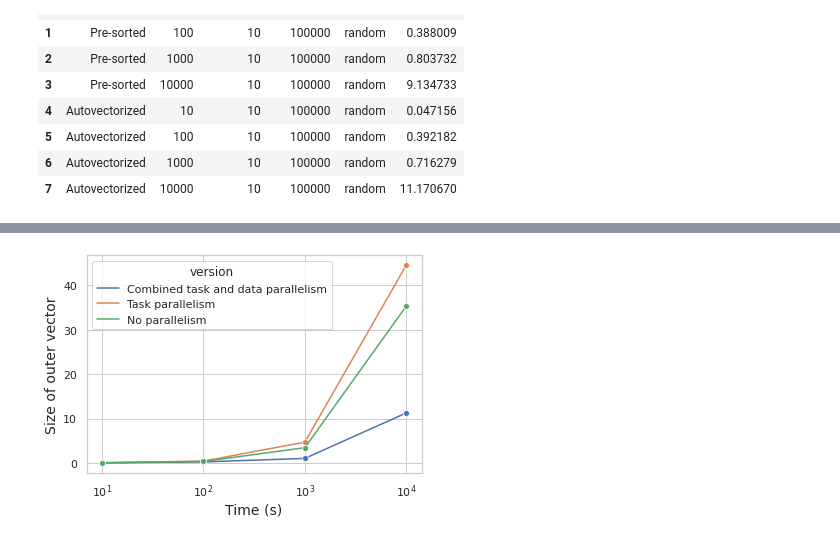
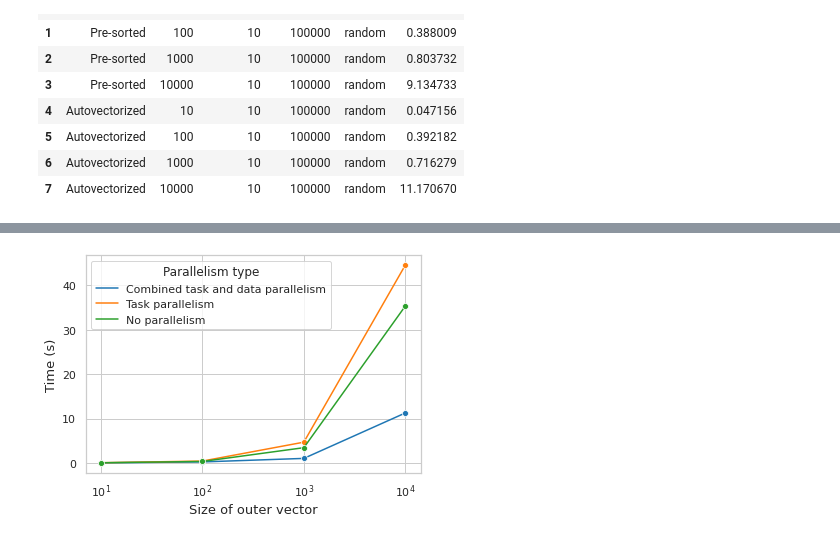
Before and after one commit to marinoandrea/pmms-assignments, a Jupyter notebook: assignment2.ipynb, the cells around one changed output, grey strips where cells are left out. Cells and saved outputs as stored; diff of their text form; code cells hidden in the pictures.

Commit message:
🚧 Data analysis of vecsort

```diff
--- a/assignment2.ipynb
+++ b/assignment2.ipynb
@@ -142,11 +146,12 @@ results
 # %%
 sns.set_theme(style="whitegrid")
+sns.set_palette("tab10")
 # %%
-g = sns.lineplot(data = results_combined_parallelism, x = 'outer', y = 'time', hue = 'version', marker = 'o')
-g.set_xlabel("Time (s)", fontsize = 14)
-g.set_ylabel("Size of outer vector", fontsize = 14)
+results_combined_parallelism = results_combined_parallelism.rename(columns={'version': 'Parallelism type'})
+g = sns.lineplot(data = results_combined_parallelism, x = 'outer', y = 'time', hue = 'Parallelism type', marker = 'o')
+g.set_ylabel("Time (s)", fontsize = 13)
+g.set_xlabel("Size of outer vector", fontsize = 13)
 plt.xscale('log')
-# plt.yscale('log')
 plt.savefig('./data/graphs/combined_parallelism.pdf', dpi = 700)
 # %% [output]
-[figure, old version]
+[figure, new version]
```
Also changed, not shown: parts of 4 cells of this notebook, 3 other files.
